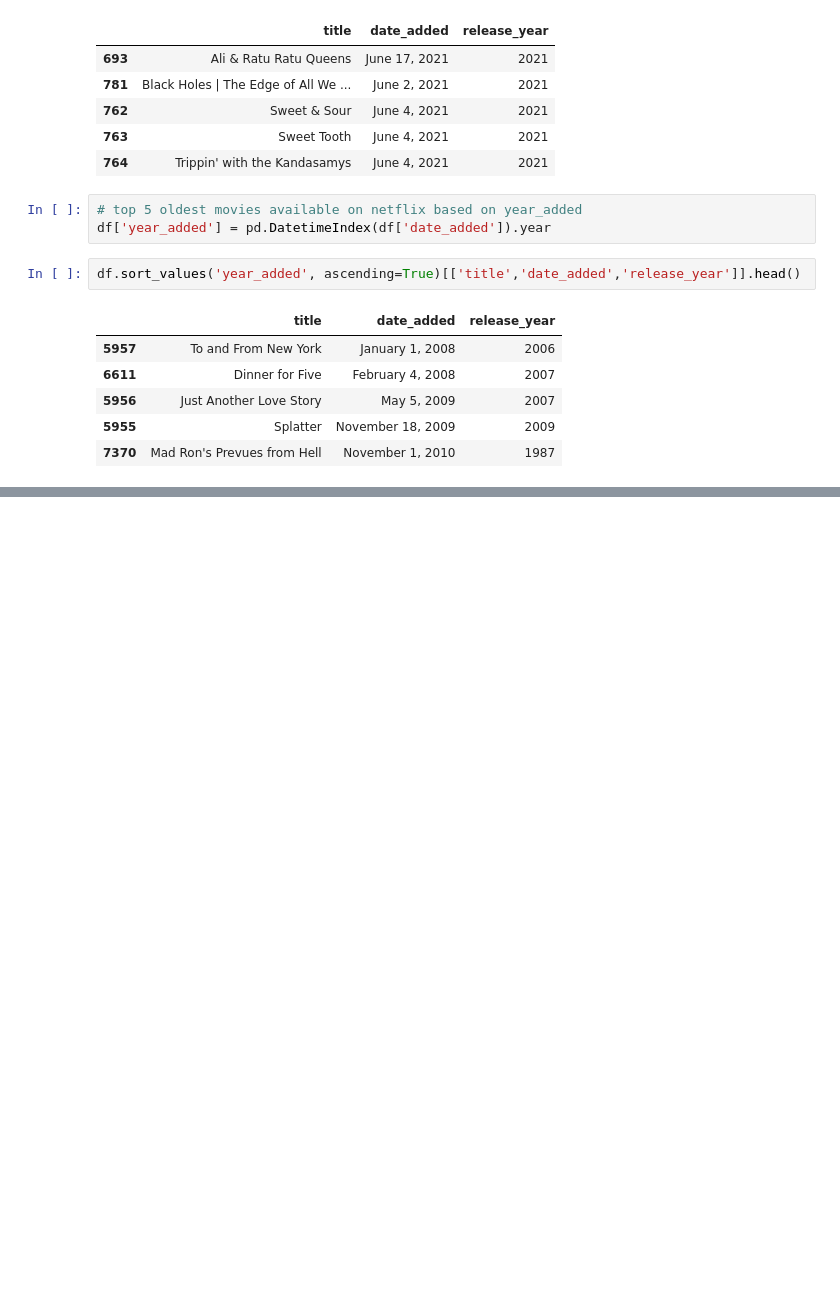
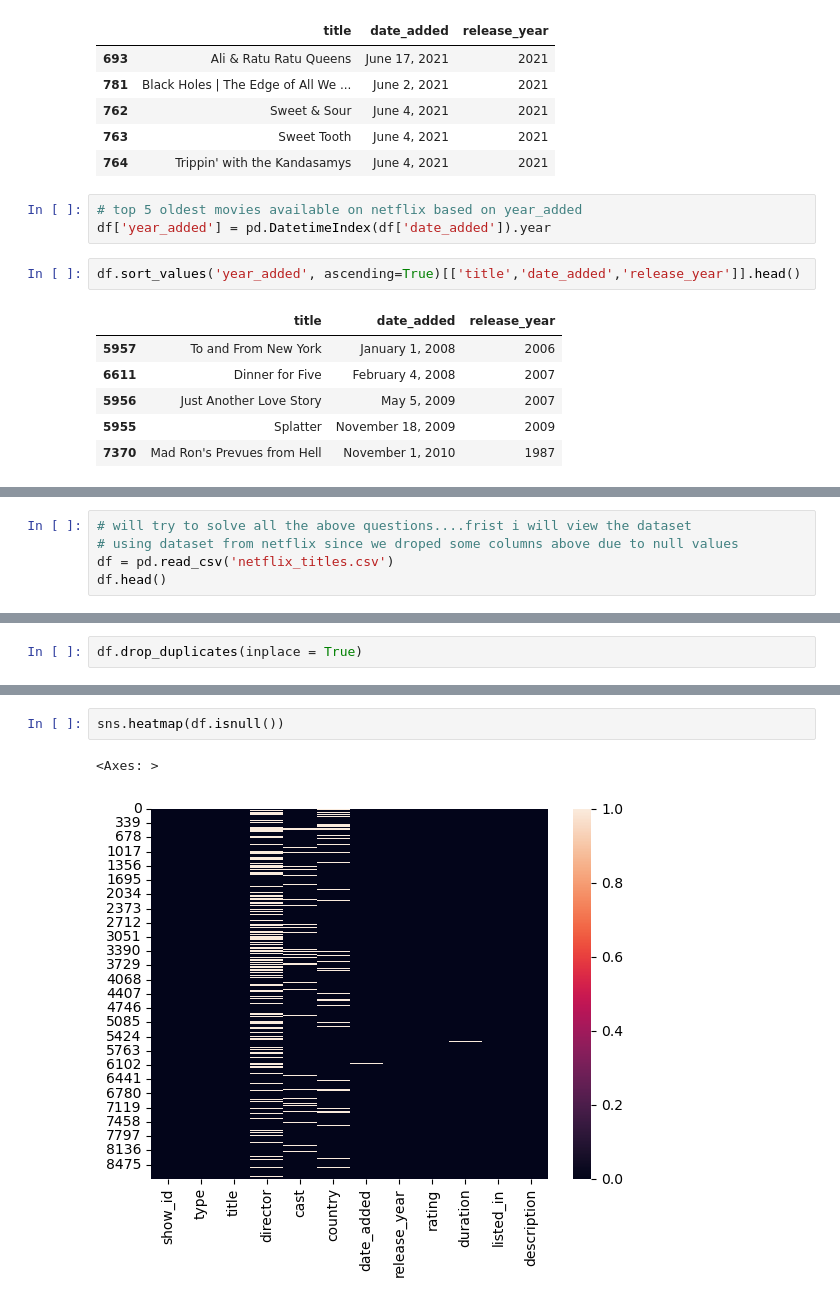
Before and after one commit to aishwarya30998/EDA-on-ML-Datasets, a Jupyter notebook: Netflix_Movies_and_TVShows.ipynb, the cells around one changed output, grey strips where cells are left out. Drawn from its saved outputs; the diff is of its cells as text; blank space fills up the shorter version.

Commit message:
EDA questions on Netflix Dataset

```diff
--- a/Netflix_Movies_and_TVShows.ipynb
+++ b/Netflix_Movies_and_TVShows.ipynb
@@ -290,0 +311,5 @@ df.sort_values('year_added', ascending=True)[['title','date_added','release_year
+# %%
+# will try to solve all the above questions....frist i will view the dataset
+# using dataset from netflix since we droped some columns above due to null values
+df = pd.read_csv('netflix_titles.csv')
+df.head()
@@ -290,0 +348,2 @@ df.sort_values('year_added', ascending=True)[['title','date_added','release_year
+# %%
+df.drop_duplicates(inplace = True)
@@ -290,0 +372,5 @@ df.sort_values('year_added', ascending=True)[['title','date_added','release_year
+# %%
+sns.heatmap(df.isnull())
+# %% [output]
+<Axes: >
+[figure, added]
```
Also changed, not shown: parts of 37 cells of this notebook.
